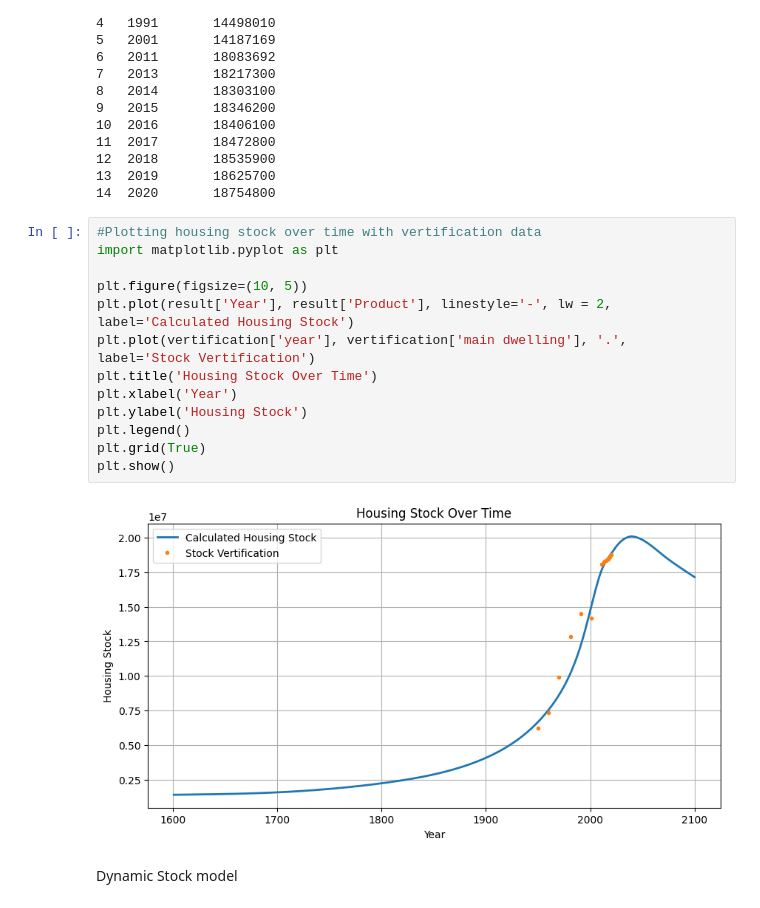
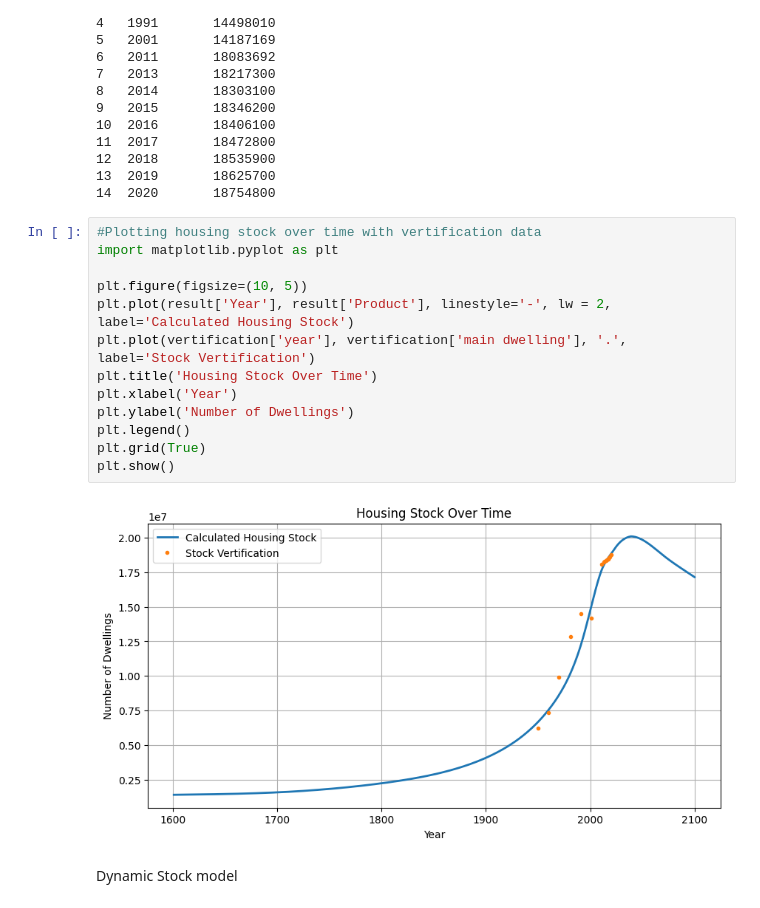
Before and after one commit to tdhunn01-design/MFA2, a Jupyter notebook: PPD_POP_Multiplied.ipynb, the cells around one changed output. Saved outputs shown, nothing was run; the diff lists cells and outputs as text.

```diff
--- a/PPD_POP_Multiplied.ipynb
+++ b/PPD_POP_Multiplied.ipynb
@@ -68,17 +71,17 @@ print(vertification)
 # %%
 #Plotting housing stock over time with vertification data
 import matplotlib.pyplot as plt
 
 plt.figure(figsize=(10, 5))
 plt.plot(result['Year'], result['Product'], linestyle='-', lw = 2, label='Calculated Housing Stock')
 plt.plot(vertification['year'], vertification['main dwelling'], '.', label='Stock Vertification')
 plt.title('Housing Stock Over Time')
 plt.xlabel('Year')
-plt.ylabel('Housing Stock')
+plt.ylabel('Number of Dwellings')
 plt.legend()
 plt.grid(True)
 plt.show()
 # %% [output]
-[figure, old version]
+[figure, new version]
 # %% [markdown]
 Dynamic Stock model
```
Also changed, not shown: parts of 11 cells of this notebook, 10 other files.
